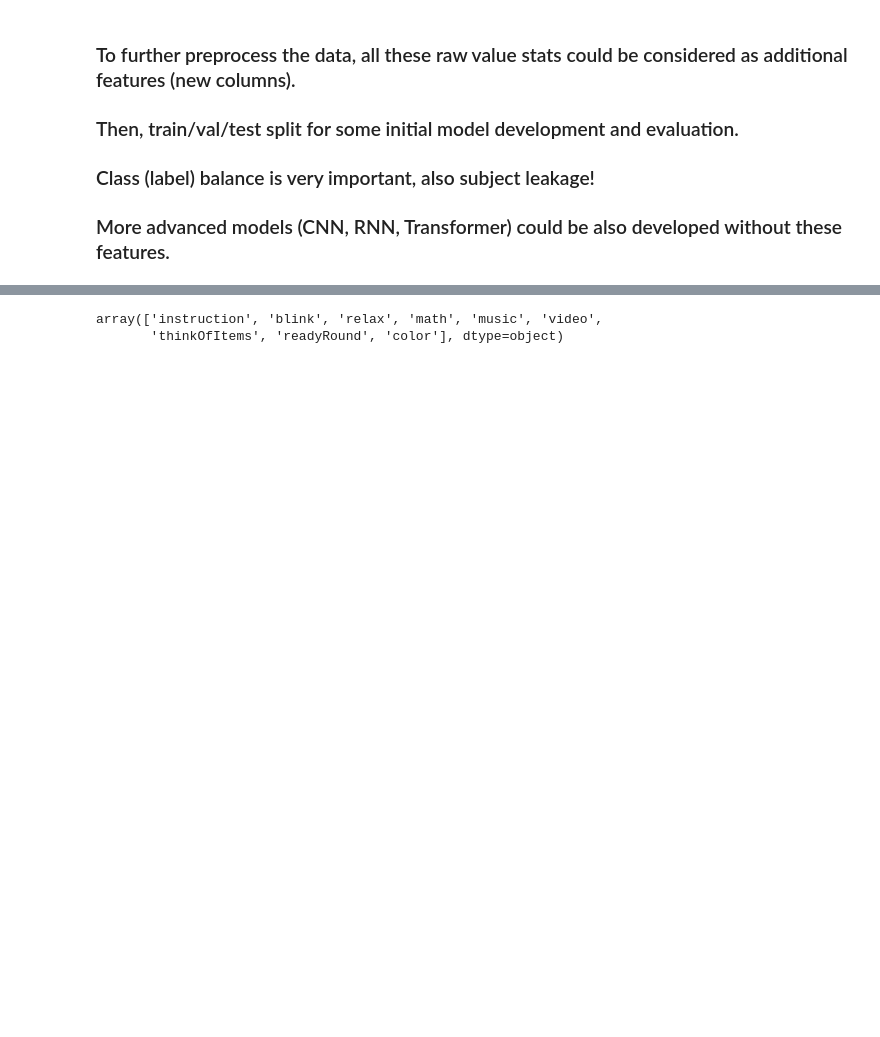
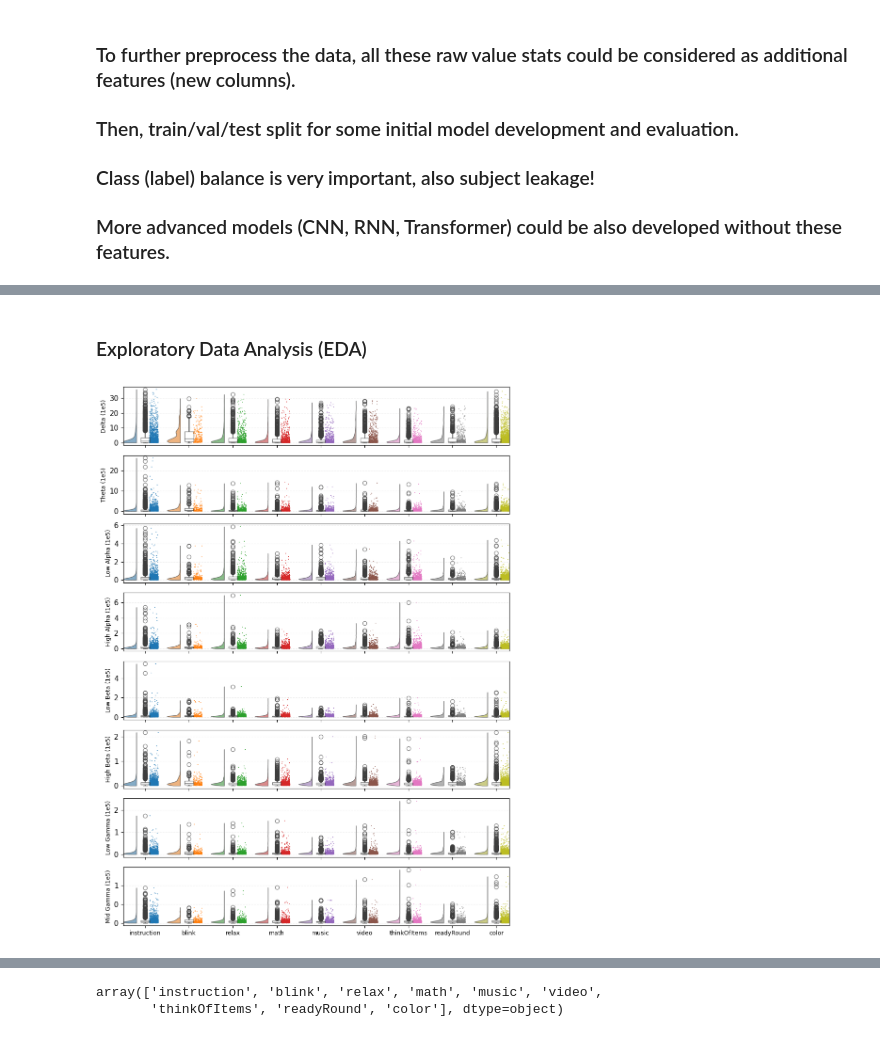
Before and after one commit to parhamkebria/EEG, a Jupyter notebook: EEG_Power_MLP.ipynb, the cells around one changed output, grey strips where cells are left out. Saved outputs shown, nothing was run; the diff lists cells and outputs as text; code cells hidden in the pictures; blank space fills up the shorter version.

Commit message:
helper function for plot distributions

```diff
--- a/EEG_Power_MLP.ipynb
+++ b/EEG_Power_MLP.ipynb
@@ -597,0 +452,2 @@ plot_raw_stats_distribution()
+# %% [markdown]
+### Exploratory Data Analysis (EDA)
@@ -597,0 +544,4 @@ plot_raw_stats_distribution()
+# %%
+plot_distribution(data=eeg_data, ncols=1, collection='POWER')
+# %% [output]
+[figure, added]
```
Also changed, not shown: parts of 7 cells of this notebook.
